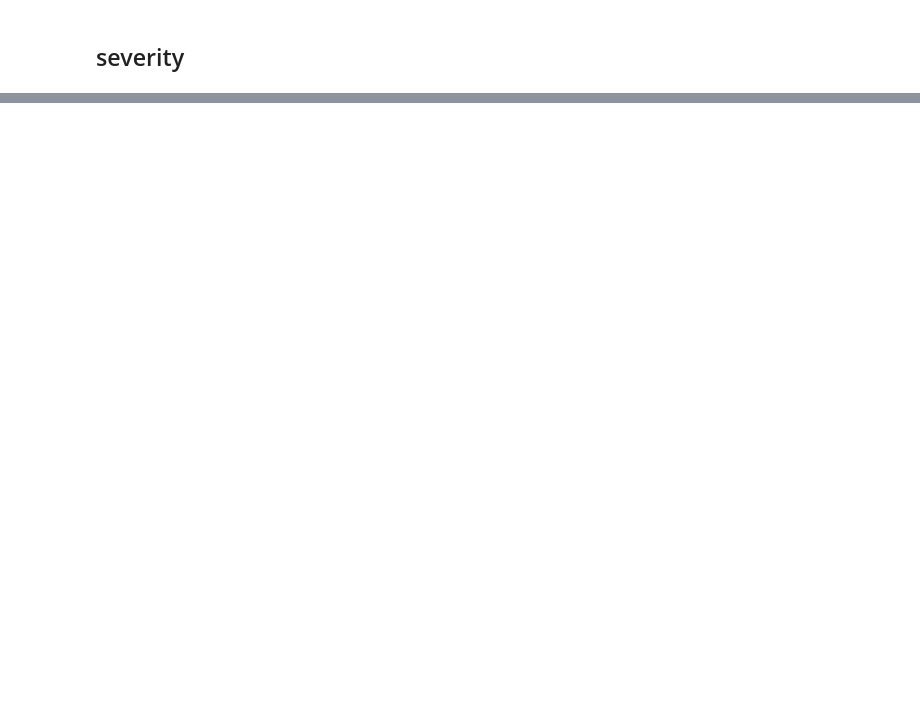
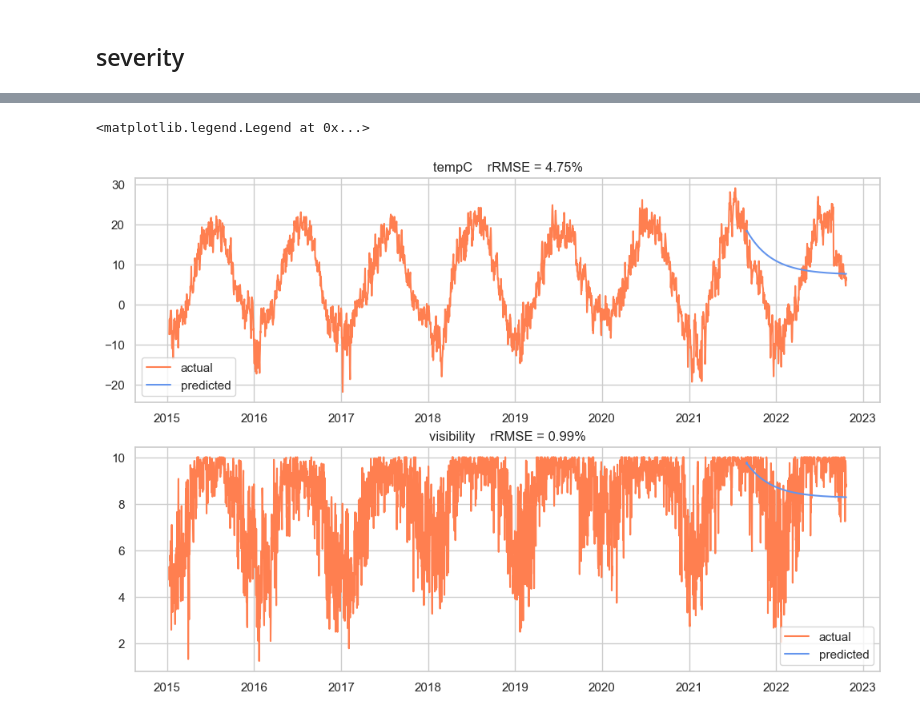
Before and after one commit to Dormant512/itmo-multivar-labs, a Jupyter notebook: Lab 4/Lab4_MMSA.ipynb, the cells around one changed output, grey strips where cells are left out. Cells and saved outputs as stored; diff of their text form; code cells hidden in the pictures; blank space fills up the shorter version.

```diff
--- a/Lab 4/Lab4_MMSA.ipynb
+++ b/Lab 4/Lab4_MMSA.ipynb
@@ -488,0 +683,3 @@ plt.rcParams["figure.figsize"] = (12, 8)
+# %%
+model_fitted = model.fit(4)
+model_fitted.summary()
@@ -488,0 +712,8 @@ plt.rcParams["figure.figsize"] = (12, 8)
+# %%
+# Get the lag order
+lag_order = model_fitted.k_ar
+print(lag_order)  #> 4
+
+# Input data for forecasting
+forecast_input = ts1_train.values[-lag_order:]
+forecast_input
@@ -488,0 +726,6 @@ plt.rcParams["figure.figsize"] = (12, 8)
+# %%
+# Forecast
+fc = model_fitted.forecast(y=forecast_input, steps=nobs)
+df_forecast = pd.DataFrame(fc, index=ts1[['tempC', 'visibility']].index[-nobs:], \
+                           columns=ts1[['tempC', 'visibility']].columns)
+df_forecast
@@ -488,0 +747,3 @@ plt.rcParams["figure.figsize"] = (12, 8)
+# %%
+rrmse_df = ((((ts1_test-df_forecast)**2).mean(axis=0)) / ((ts1_test**2).sum(axis=0)))**0.5*100
+rrmse_df
@@ -488,0 +764,19 @@ plt.rcParams["figure.figsize"] = (12, 8)
+# %%
+rrmse_tempC = rrmse_df['tempC']
+
+plt.subplot(2, 1, 1)
+plt.plot(ts1[['tempC']], label="actual", color='coral')
+plt.plot(df_forecast[['tempC']], label="predicted", color='cornflowerblue')
+plt.title(f"tempC    rRMSE = {rrmse_tempC:.2f}%")
+plt.legend()
+
+rrmse_visibility = rrmse_df['visibility']
+
+plt.subplot(2, 1, 2)
+plt.plot(ts1[['visibility']], label="actual", color='coral')
+plt.plot(df_forecast[['visibility']], label="predicted", color='cornflowerblue')
+plt.title(f"visibility    rRMSE = {rrmse_visibility:.2f}%")
+plt.legend()
+# %% [output]
+<matplotlib.legend.Legend at 0x...>
+[figure, added]
```
Also changed, not shown: parts of 20 cells of this notebook.
